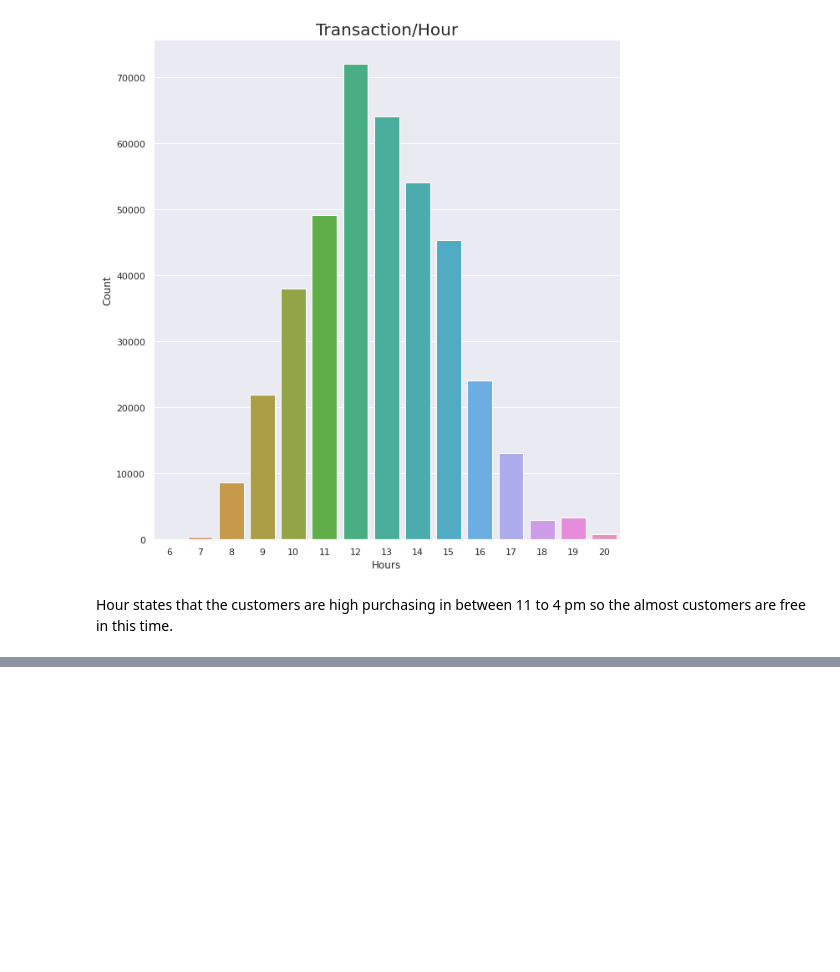
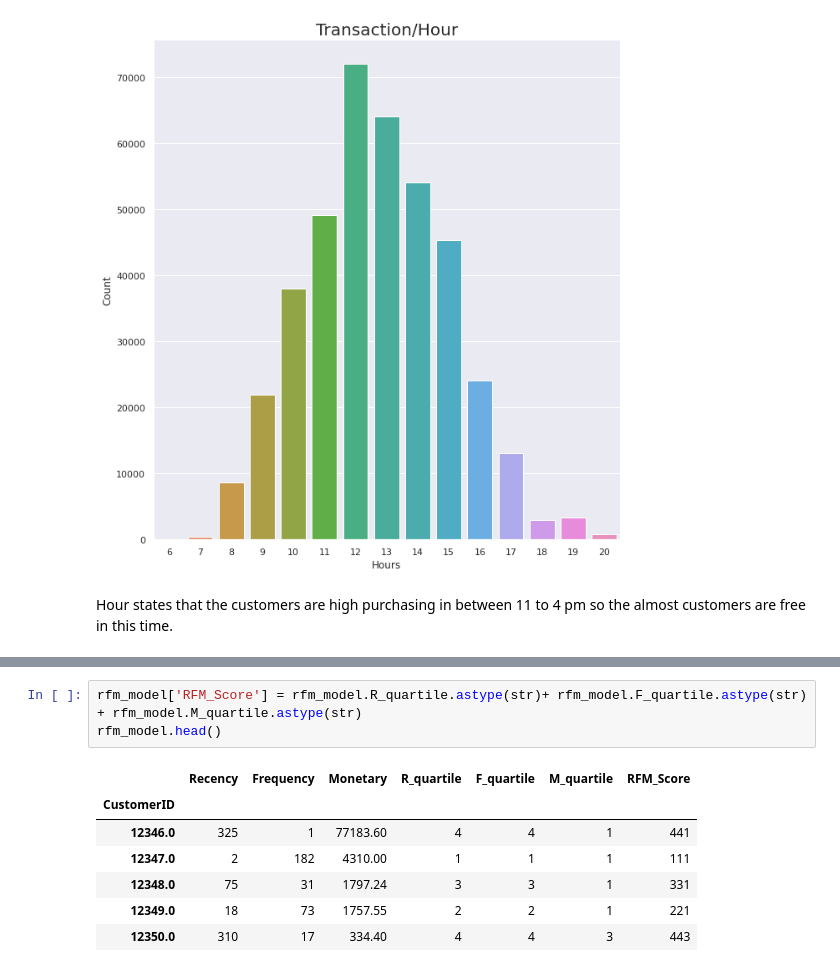
Before and after one commit to Rushabhtikale92/Online-Retail-Customer-Segmentation, a Jupyter notebook: Copy_of_Online_Retail_Customer_Segmentation_Capstone_Project.ipynb, the cells around one changed output, grey strips where cells are left out. Cells and saved outputs as stored; diff of their text form; blank space fills up the shorter version.

```diff
--- a/Copy_of_Online_Retail_Customer_Segmentation_Capstone_Project.ipynb
+++ b/Copy_of_Online_Retail_Customer_Segmentation_Capstone_Project.ipynb
@@ -330,0 +398,11 @@ Hour states that the customers are high purchasing in between 11 to 4 pm so the
+# %%
+rfm_model['RFM_Score'] = rfm_model.R_quartile.astype(str)+ rfm_model.F_quartile.astype(str) + rfm_model.M_quartile.astype(str)
+rfm_model.head()
+# %% [output]
+|  | Recency | Frequency | Monetary | R_quartile | F_quartile | M_quartile | RFM_Score |
+| CustomerID |  |  |  |  |  |  |  |
+| 12346.0 | 325 | 1 | 77183.60 | 4 | 4 | 1 | 441 |
+| 12347.0 | 2 | 182 | 4310.00 | 1 | 1 | 1 | 111 |
+| 12348.0 | 75 | 31 | 1797.24 | 3 | 3 | 1 | 331 |
+| 12349.0 | 18 | 73 | 1757.55 | 2 | 2 | 1 | 221 |
+| 12350.0 | 310 | 17 | 334.40 | 4 | 4 | 3 | 443 |
```
Also changed, not shown: parts of 14 cells of this notebook.
